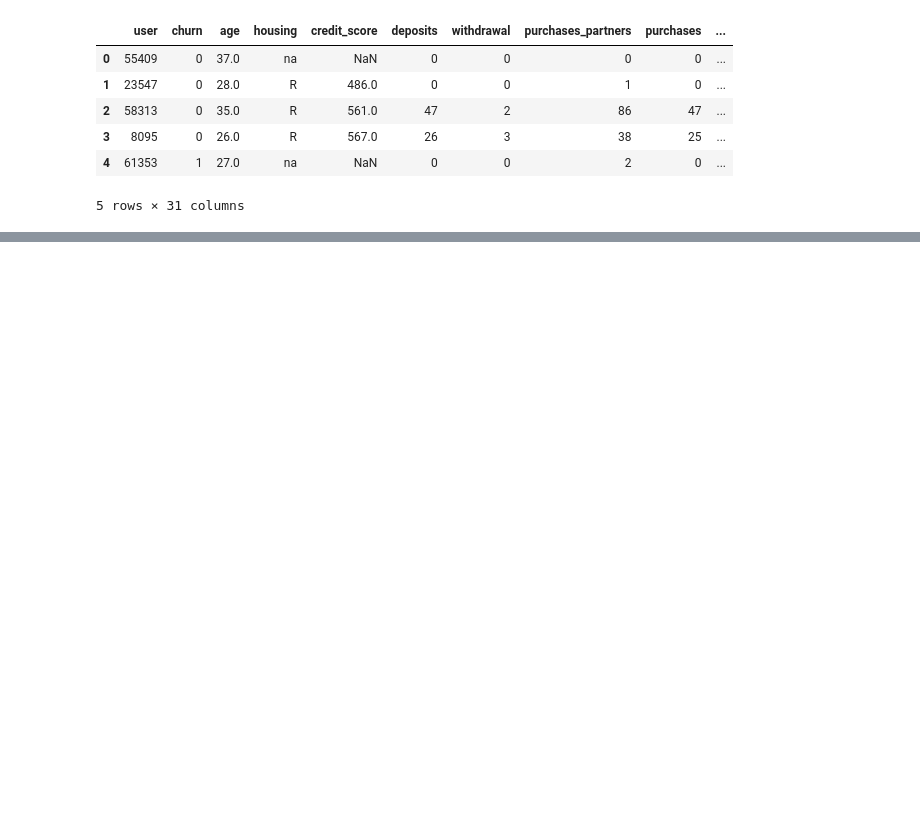
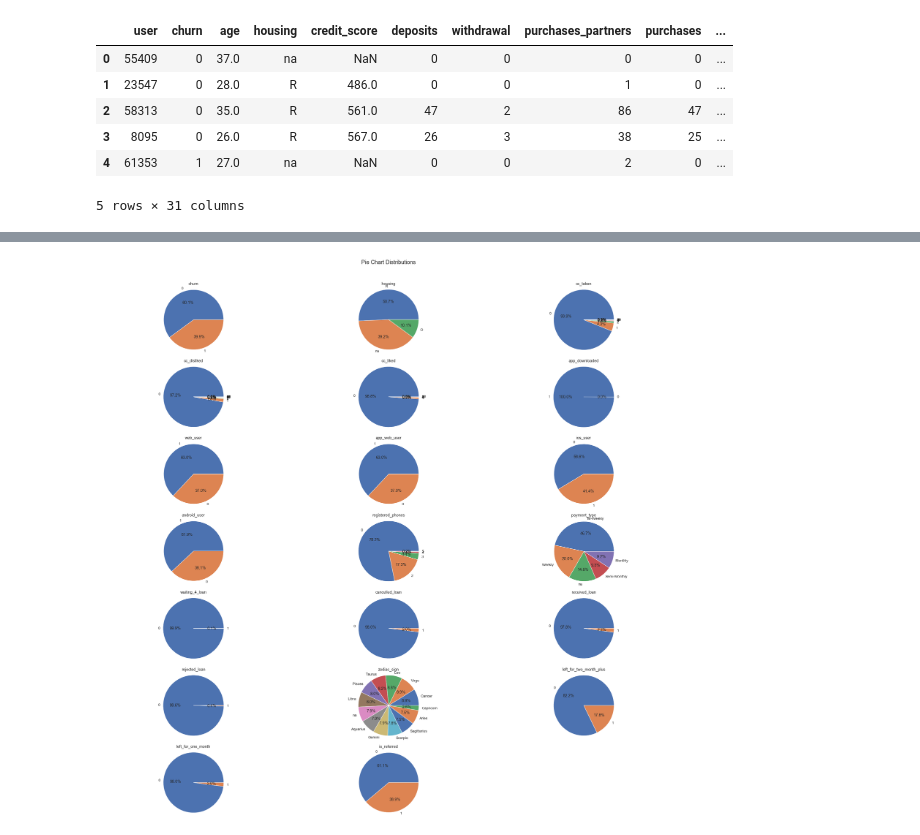
Before and after one commit to fares-ds/Minimizing-Churn-Rate-Through-Analysis-of-Financial-Habits, a Jupyter notebook: Minimizing Churn Rate Through Analysis of Financial Habits.ipynb, the cells around one changed output, grey strips where cells are left out. Cells and saved outputs as stored; diff of their text form; code cells hidden in the pictures; blank space fills up the shorter version.

```diff
--- a/Minimizing Churn Rate Through Analysis of Financial Habits.ipynb
+++ b/Minimizing Churn Rate Through Analysis of Financial Habits.ipynb
@@ -53,0 +189,16 @@ data.head()
+# %%
+fig = plt.figure(figsize=(30, 30))
+plt.suptitle('Pie Chart Distributions', fontsize=20)
+for i, column in enumerate(categorical_col, 1) :
+    plt.subplot(7, 3, i)
+    f = plt.gca()
+    f.axes.get_yaxis().set_visible(False)
+    f.set_title(f"{column}")
+
+    values = data[column].value_counts(normalize = True).values
+    index = data[column].value_counts(normalize = True).index
+    plt.pie(values, labels = index, autopct='%1.1f%%', radius=4)
+    plt.axis('equal')
+fig.tight_layout(rect=[0, 0.03, 1, 0.95])
+# %% [output]
+[figure, added]
```
Also changed, not shown: parts of 16 cells of this notebook.
